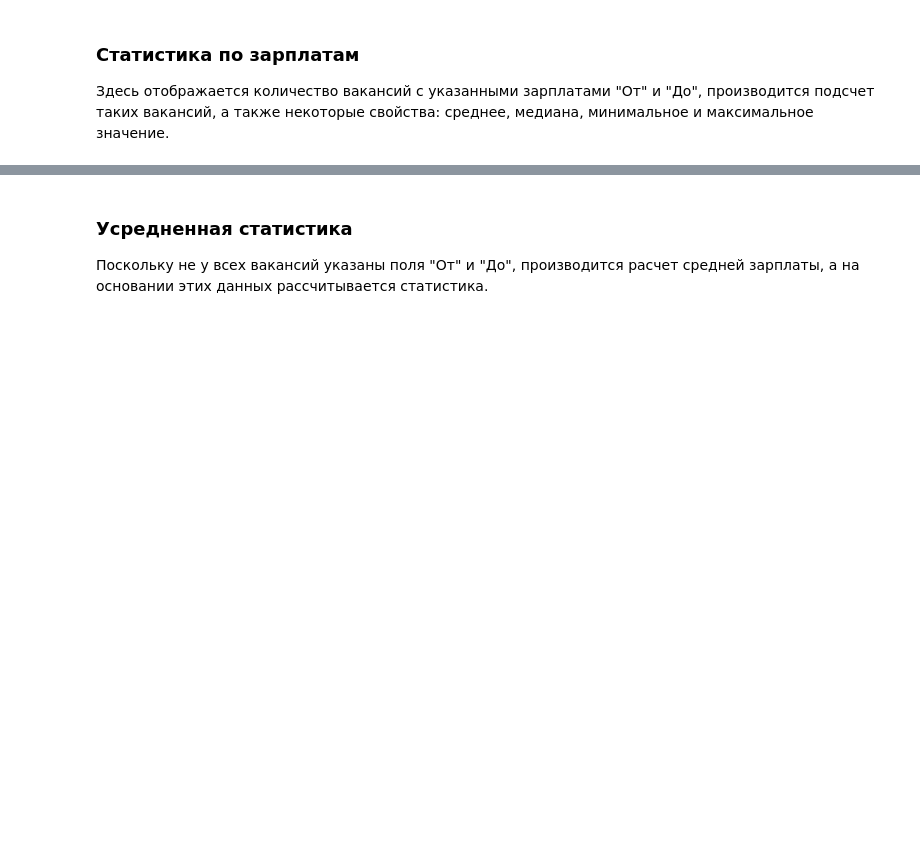
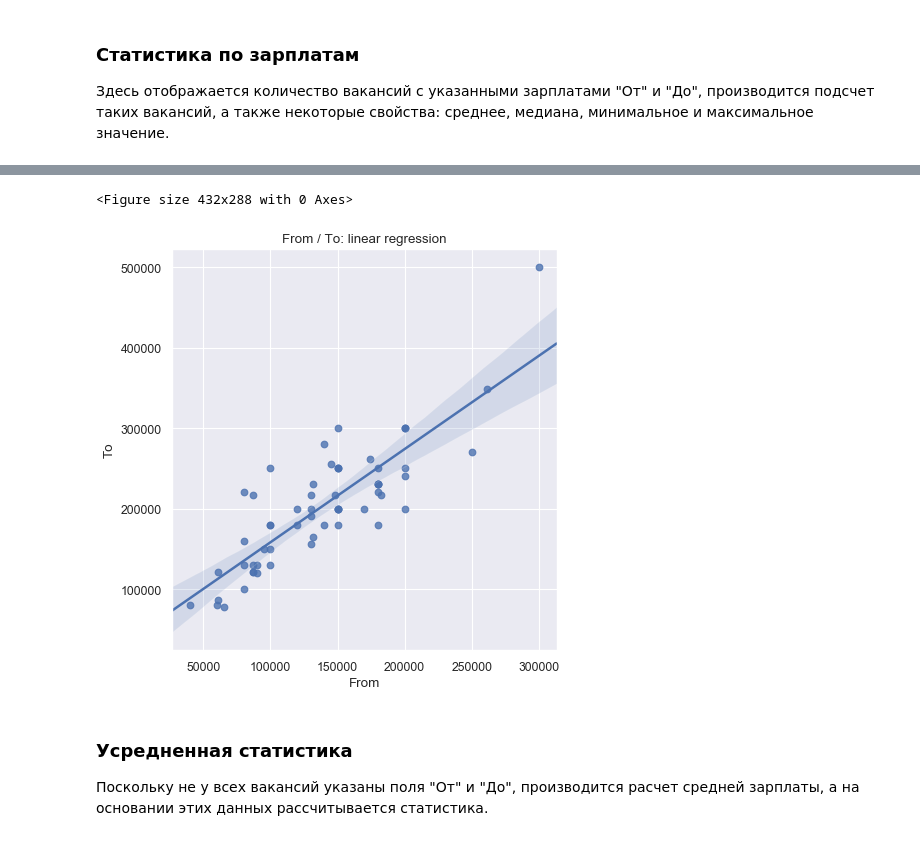
Before and after one commit to hukenovs/hh_research, a Jupyter notebook: src/hh_analytics.ipynb, the cells around one changed output, grey strips where cells are left out. Drawn from its saved outputs; the diff is of its cells as text; code cells hidden in the pictures; blank space fills up the shorter version.

```diff
--- a/src/hh_analytics.ipynb
+++ b/src/hh_analytics.ipynb
@@ -86,3 +103,13 @@ plt.savefig('from_to.png')
+# %%
+plt.figure('Linear regression')
+fz = plt.figure(figsize=(6, 6), dpi=80)
+fz.add_subplot(1, 1, 1)
+plt.title('From / To: linear regression')
+sns.regplot(x=df['From'], y=df['To'])
+plt.tight_layout()
+# %% [output]
+<Figure size 432x288 with 0 Axes>
+[figure, added]
 # %% [markdown]
 ### Усредненная статистика
 
```
Also changed, not shown: parts of 15 cells of this notebook, 2 other files.
